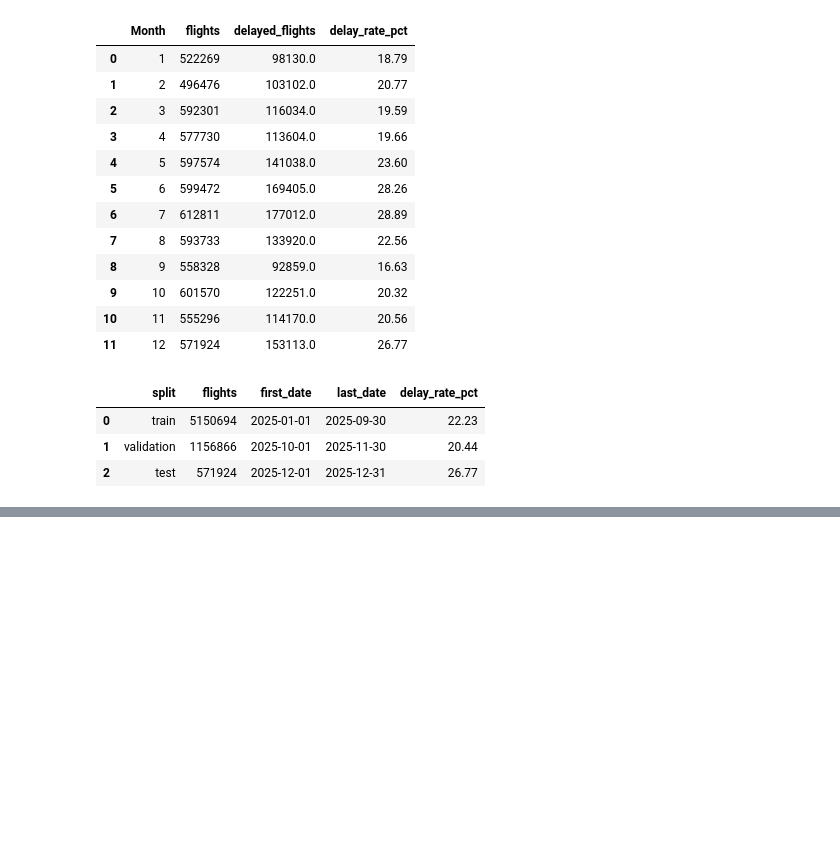
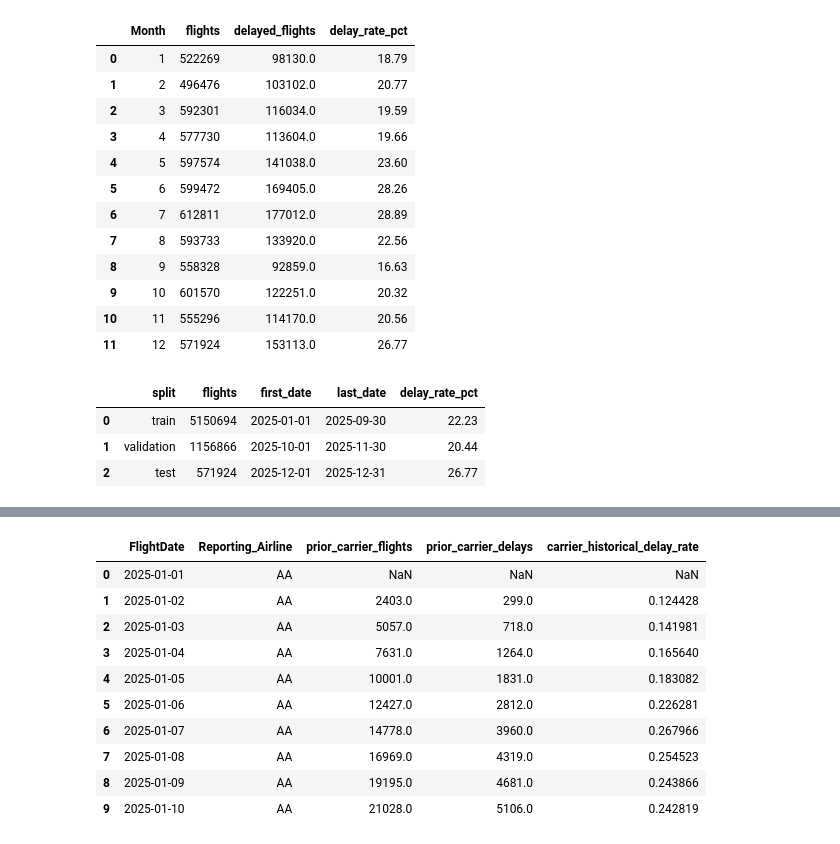
Before and after one commit to ttashi7/flight-operations-intelligence, a Jupyter notebook: notebooks/02_baseline_model.ipynb, the cells around one changed output, grey strips where cells are left out. Saved outputs shown, nothing was run; the diff lists cells and outputs as text; code cells hidden in the pictures; blank space fills up the shorter version.

Commit message:
Engineer leakage-safe historical features for baseline model

```diff
--- a/notebooks/02_baseline_model.ipynb
+++ b/notebooks/02_baseline_model.ipynb
@@ -548,0 +580,56 @@ split_summary
+# %%
+carrier_history = con.sql("""
+SELECT
+    FlightDate,
+    Reporting_Airline,
+
+    SUM(daily_flights) OVER (
+        PARTITION BY Reporting_Airline
+        ORDER BY FlightDate
+        ROWS BETWEEN UNBOUNDED PRECEDING AND 1 PRECEDING
+    ) AS prior_carrier_flights,
+
+    SUM(daily_delayed_flights) OVER (
+        PARTITION BY Reporting_Airline
+        ORDER BY FlightDate
+        ROWS BETWEEN UNBOUNDED PRECEDING AND 1 PRECEDING
+    ) AS prior_carrier_delays
+
+FROM carrier_daily
+""")
+# %%
+carrier_history_rates = con.sql("""
+SELECT
+    FlightDate,
+    Reporting_Airline,
+    prior_carrier_flights,
+    prior_carrier_delays,
+
+    CASE
+        WHEN prior_carrier_flights > 0
+        THEN prior_carrier_delays * 1.0 / prior_carrier_flights
+        ELSE NULL
+    END AS carrier_historical_delay_rate
+
+FROM carrier_history
+""")
+# %%
+con.sql("""
+SELECT *
+FROM carrier_history_rates
+WHERE Reporting_Airline = 'AA'
+ORDER BY FlightDate
+LIMIT 10
+""").df()
+# %% [output]
+|  | FlightDate | Reporting_Airline | prior_carrier_flights | prior_carrier_delays | carrier_historical_delay_rate |
+| 0 | 2025-01-01 | AA | NaN | NaN | NaN |
+| 1 | 2025-01-02 | AA | 2403.0 | 299.0 | 0.124428 |
+| 2 | 2025-01-03 | AA | 5057.0 | 718.0 | 0.141981 |
+| 3 | 2025-01-04 | AA | 7631.0 | 1264.0 | 0.165640 |
+| 4 | 2025-01-05 | AA | 10001.0 | 1831.0 | 0.183082 |
+| 5 | 2025-01-06 | AA | 12427.0 | 2812.0 | 0.226281 |
+| 6 | 2025-01-07 | AA | 14778.0 | 3960.0 | 0.267966 |
+| 7 | 2025-01-08 | AA | 16969.0 | 4319.0 | 0.254523 |
+| 8 | 2025-01-09 | AA | 19195.0 | 4681.0 | 0.243866 |
+| 9 | 2025-01-10 | AA | 21028.0 | 5106.0 | 0.242819 |
```
Also changed, not shown: parts of 41 cells of this notebook.
